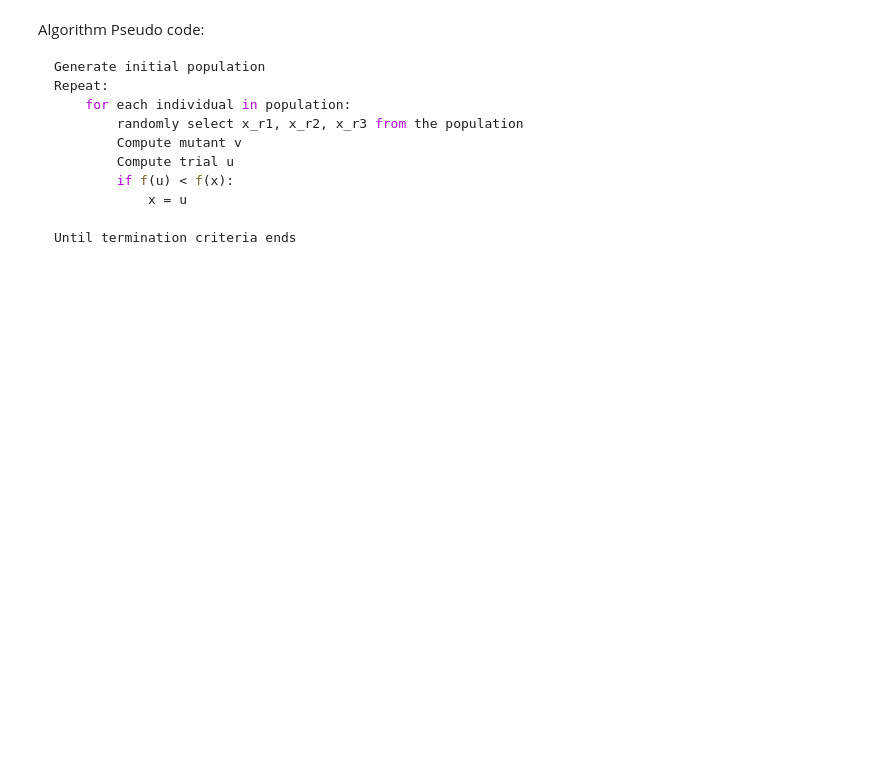
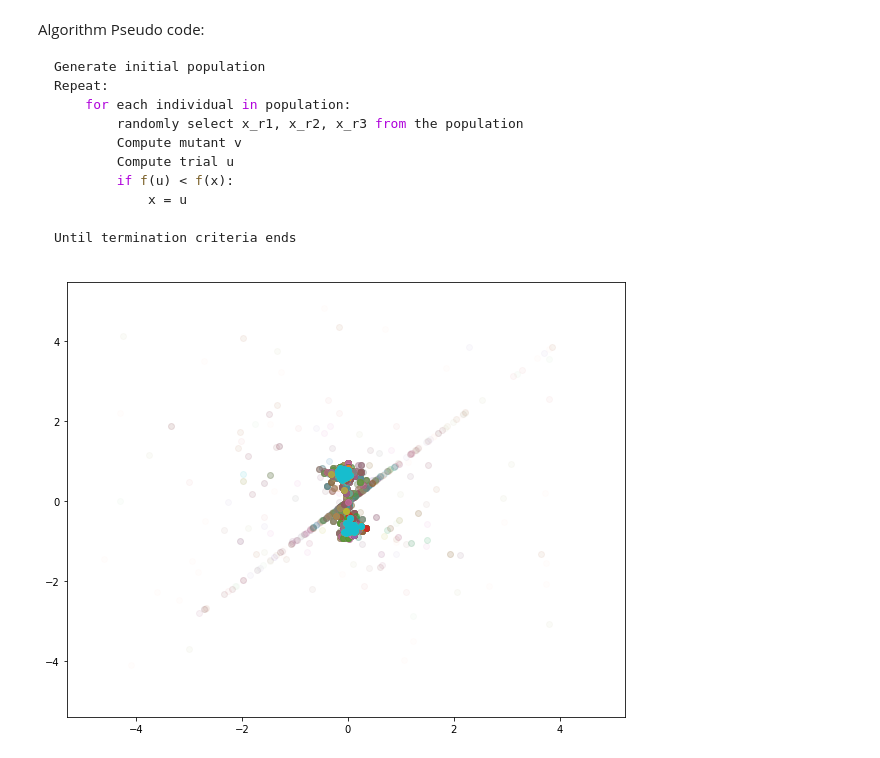
Before and after one commit to osamadel/learning_algorithms, a Jupyter notebook: DE/Differential Evolution.ipynb, the cells around one changed output. Cells and saved outputs as stored; diff of their text form; code cells hidden in the pictures; blank space fills up the shorter version.

```diff
--- a/DE/Differential Evolution.ipynb
+++ b/DE/Differential Evolution.ipynb
@@ -49,3 +49,30 @@ Until termination criteria ends
 # %%
 import numpy as np
 from matplotlib import pyplot as plt
+# %%
+def f(x):
+    return (4 - 2.1*x[:,0]**2+x[:,0]**4/3) * x[:,0]**2 + np.prod(x, axis=1) + \
+            (-4+4*x[:,1]**2)*x[:,1]**2
+# %%
+NP = 100
+D = 2
+F = 0.9
+CR = 0.2
+lb = [-5] * D
+ub = [5] * D
+pop = np.random.uniform(lb, ub, size=(NP, D))
+# %%
+iterations = 100
+plt.figure(figsize=(10,8))
+for _ in range(iterations):
+    for i, x in enumerate(pop):
+        x1, x2, x3 = np.random.choice(np.delete(pop, x), replace=False, size=3)
+        v = x1 + F*(x2 - x3)
+        e = np.array([1 if np.random.rand() >= CR else 0 for _ in range(D)])
+        u = x + e * (v - x)
+        if f(u[None,:]) < f(x[None,:]):
+            pop[i] = u
+    plt.scatter(pop[:,0], pop[:,1], alpha=_/iterations)
+plt.show()
+# %% [output]
+[figure, added]
```
